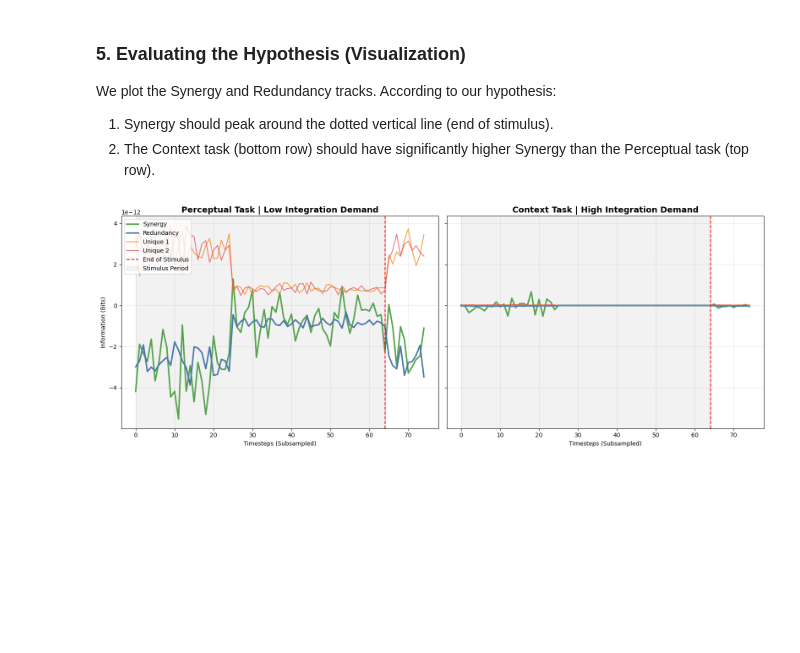
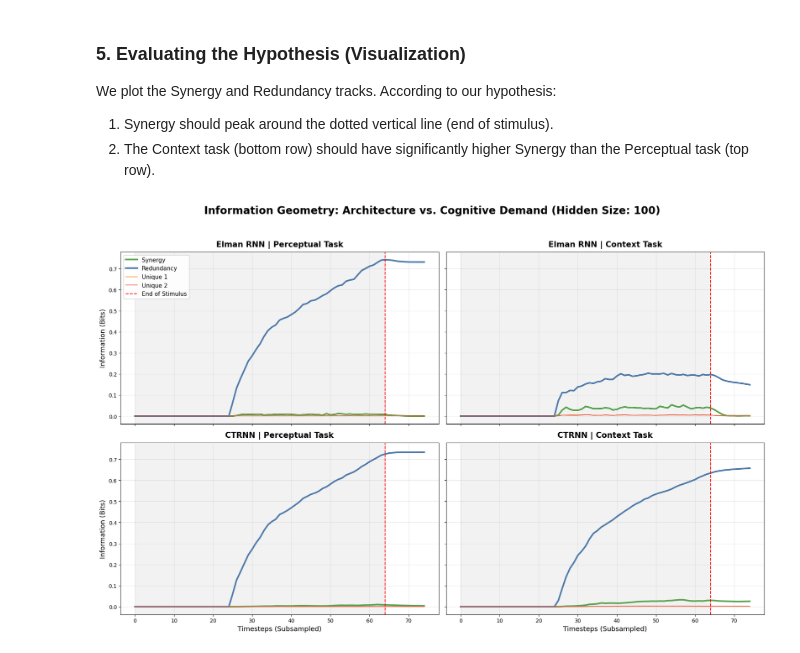
Before and after one commit to jgendra/NeuroAI-Project13, a Jupyter notebook: notebooks/04_minimal_product.ipynb, the cells around one changed output. Saved outputs shown, nothing was run; the diff lists cells and outputs as text; code cells hidden in the pictures; blank space fills up the shorter version.

Commit message:
Multiple training runs, correct pid visualization now

```diff
--- a/notebooks/04_minimal_product.ipynb
+++ b/notebooks/04_minimal_product.ipynb
@@ -264,7 +278,7 @@ We generate a large testing ensemble (200 trials), run them through the trained
 # %%
 def extract_hidden_trajectories(model, dataloader):
     """
-    Runs the dataset through the model and extracts the hidden state
+    Runs the dataset through the model and extracts the hidden state, target, and context
     at every timestep for every trial.
     """
     model.eval()
@@ -276,10 +290,11 @@ def extract_hidden_trajectories(model, dataloader):
         for obs, labels, periods, cohs, ctxs in dataloader:
             # We bypass the final linear layer and get the raw hidden states
             # Standard nn.RNN returns (output, h_n). 'output' contains all timesteps.
-            hidden_states, _ = model.model.rnn(obs)
+            _, hidden_states = model(obs)
 
             all_hidden.append(hidden_states.numpy())
-            all_targets.append(cohs.numpy()) # Using continuous coherence as our target!
+            #all_targets.append(cohs.numpy()) # Using continuous coherence as our target!
+            all_targets.append(labels[:, -1].numpy().astype(float)) # Using labels as our target!
             all_periods.append(periods.numpy())
 
     # Concatenate across batches
@@ -288,16 +303,3 @@ def extract_hidden_trajectories(model, dataloader):
     P = np.concatenate(all_periods, axis=0)     # Shape: (Trials, Timesteps)
 
     return H, Y, P
-
-print("Extracting hidden state trajectories for the Test Sets...")
-
-# Load the dedicated Test Sets (never seen during training or validation!)
-per_test_loader = load_mante_data(f'{BASE_PATH}/perceptual/test_uniform.npz', batch_size=BATCH_SIZE, shuffle=False, subsample_step=SUBSAMPLE_STEP)
-ctx_test_loader = load_mante_data(f'{BASE_PATH}/context/test_uniform.npz', batch_size=BATCH_SIZE, shuffle=False, subsample_step=SUBSAMPLE_STEP)
-
-# Extract Trajectories
-H_per, Y_per, P_per = extract_hidden_trajectories(perceptual_model, per_test_loader)
-H_ctx, Y_ctx, P_ctx = extract_hidden_trajectories(context_model, ctx_test_loader)
-
-print(f"Perceptual Trajectories Shape: {H_per.shape}")
-print(f"Context Trajectories Shape:    {H_ctx.shape}")
@@ -381,34 +400,51 @@ We plot the Synergy and Redundancy tracks. According to our hypothesis:
 1. Synergy should peak around the dotted vertical line (end of stimulus).
 2. The Context task (bottom row) should have significantly higher Synergy than the Perceptual task (top row).
 # %%
-fig, axes = plt.subplots(1, 2, figsize=(16, 6), sharey=True)
+# Dynamically find the End of Stimulus index (same across all models/tasks)
+stim_end_idx = np.where(P_ctx_elman[0] == 1)[0][-1]
 
-# Find the end of the stimulus period dynamically (Where period 1 transitions to 2)
-# Since all trials share the same timing, we just look at the first trial
-stim_end_idx = np.where(P_ctx[0] == 1)[0][-1]
-time_axis = np.arange(H_ctx.shape[1])
+# Define the grid
+fig, axes = plt.subplots(2, 2, figsize=(18, 12), sharey=True, sharex=True)
+
+# Add an overarching title to the entire figure specifying the hidden size
+fig.suptitle(f"Information Geometry: Architecture vs. Cognitive Demand (Hidden Size: {hidden_size})",
+             fontsize=20, fontweight='bold', y=0.96)
 
 def plot_pid_ax(ax, data, title):
-    ax.plot(time_axis, data['synergy'], label='Synergy', color='#54A24B', linewidth=2.5)
-    ax.plot(time_axis, data['redundancy'], label='Redundancy', color='#4C78A8', linewidth=2.5)
+    """Helper function to plot PID lines on a specific subplot axis."""
+    time_axis = np.arange(len(data['synergy']))
+
+    ax.plot(time_axis, data['synergy'], label='Synergy', color='#54A24B', linewidth=3)
+    ax.plot(time_axis, data['redundancy'], label='Redundancy', color='#4C78A8', linewidth=3)
     ax.plot(time_axis, data['unique1'], label='Unique 1', color='#F58518', linewidth=1.5, alpha=0.8)
     ax.plot(time_axis, data['unique2'], label='Unique 2', color='#E45756', linewidth=1.5, alpha=0.8)
 
-    # Mark the End of Stimulus (The proposed snapshot)
+    # Mark the End of Stimulus
     ax.axvline(stim_end_idx, color='red', linestyle='--', label='End of Stimulus')
-    ax.axvspan(0, stim_end_idx, color='gray', alpha=0.1, label='Stimulus Period')
+    ax.axvspan(0, stim_end_idx, color='gray', alpha=0.1)
 
-    ax.set_title(title, fontsize=14, fontweight='bold')
-    ax.set_xlabel('Timesteps (Subsampled)')
+    ax.set_title(title, fontsize=15, fontweight='bold', pad=10)
     ax.grid(alpha=0.3)
 
-plot_pid_ax(axes[0], pid_perceptual, "Perceptual Task | Low Integration Demand")
-axes[0].set_ylabel('Information (Bits)')
-axes[0].legend(loc='upper left')
+    # Only show axis labels on the outer edges to keep it clean
+    if ax.get_subplotspec().is_first_col():
+        ax.set_ylabel('Information (Bits)', fontsize=13)
+    if ax.get_subplotspec().is_last_row():
+        ax.set_xlabel('Timesteps (Subsampled)', fontsize=13)
 
-plot_pid_ax(axes[1], pid_context, "Context Task | High Integration Demand")
+# --- Row 1: Elman RNN ---
+plot_pid_ax(axes[0, 0], pid_elman_perceptual, "Elman RNN | Perceptual Task")
+plot_pid_ax(axes[0, 1], pid_elman_context, "Elman RNN | Context Task")
 
-plt.tight_layout()
+# --- Row 2: CTRNN ---
+plot_pid_ax(axes[1, 0], pid_ctrnn_perceptual, "CTRNN | Perceptual Task")
+plot_pid_ax(axes[1, 1], pid_ctrnn_context, "CTRNN | Context Task")
+
+# Add a single master legend to the first plot
+axes[0, 0].legend(loc='upper left', fontsize=11, framealpha=0.9)
+
+# Adjust spacing so the main title doesn't overlap with the subplot titles
+plt.tight_layout(rect=[0, 0, 1, 0.93])
 plt.show()
 # %% [output]
-[figure, old version]
+[figure, new version]
```
Also changed, not shown: parts of 7 cells of this notebook, 7 other files.
